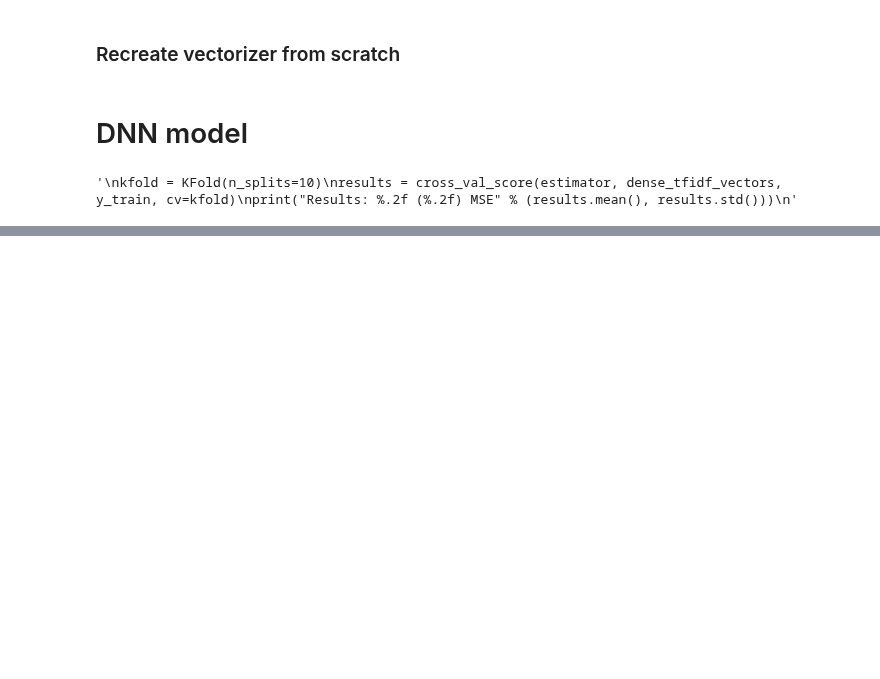
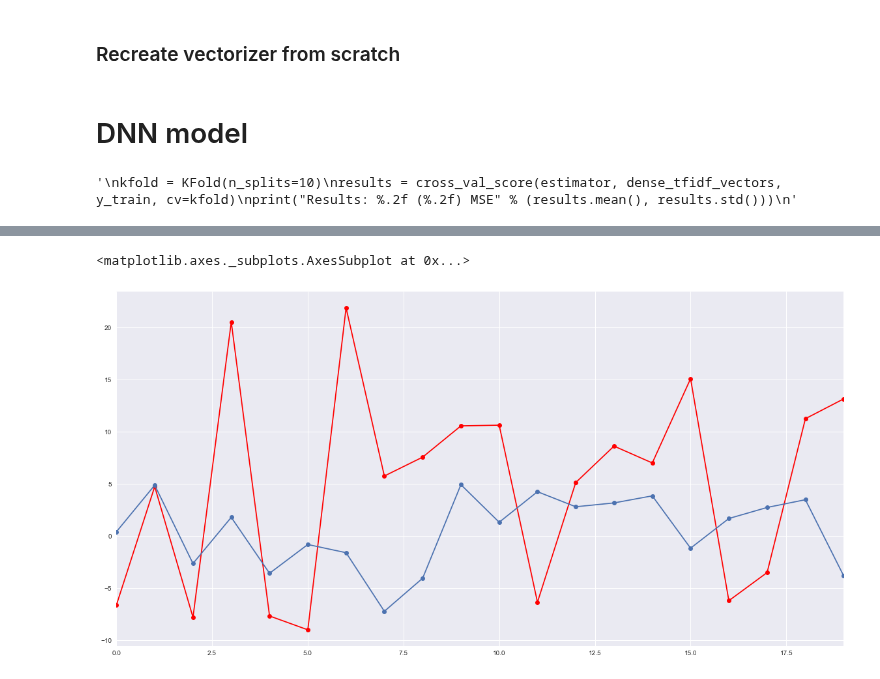
Before and after one commit to minimalgeek/Python, a Jupyter notebook: NLP/SeekingAlpha/SeekingAlpha sentiment analysis 2.4 - DNN 1day rel pct.ipynb, the cells around one changed output, grey strips where cells are left out. Cells and saved outputs as stored; diff of their text form; code cells hidden in the pictures; blank space fills up the shorter version.

```diff
--- a/NLP/SeekingAlpha/SeekingAlpha sentiment analysis 2.4 - DNN 1day rel pct.ipynb
+++ b/NLP/SeekingAlpha/SeekingAlpha sentiment analysis 2.4 - DNN 1day rel pct.ipynb
@@ -32,8 +44,8 @@ merged_data = pd.read_pickle('merged_data_pct_change.pkl')
 # %% [markdown]
 # Create train data and test data
 # %%
-X = merged_data['rawText']
-y = merged_data['1day relative pct change']
+X = filtered_merged_data['rawText']
+y = filtered_merged_data['1day pct change']
 # %%
 X_train, X_test, y_train, y_test = train_test_split(X, y, test_size=0.2)
 # %% [markdown]
@@ -53,7 +65,7 @@ class LemmaTokenizer(object):
     def __call__(self, doc):
         return [self.wnl.lemmatize(t.lower(), 'v') for t in word_tokenize(doc)]
 # %%
-tfidf = TfidfVectorizer(max_df=0.4, min_df=300, ngram_range=(1,2),tokenizer=LemmaTokenizer(), stop_words='english')
+tfidf = TfidfVectorizer(max_df=0.4, min_df=5, ngram_range=(1,2),tokenizer=LemmaTokenizer(), stop_words='english')
 # %%
 tfidf_vectors = tfidf.fit_transform(X_train)
 # %%
@@ -66,14 +78,13 @@ dense_tfidf_vectors = tfidf_vectors.toarray()
 # define base model
 def baseline_model():
     model = Sequential()
-    model.add(Dense(5000, input_dim=dense_tfidf_vectors.shape[1], kernel_initializer='normal', activation='relu'))
-    model.add(Dense(1000, kernel_initializer='normal', activation='relu'))
-    model.add(Dense(100, kernel_initializer='normal', activation='relu'))
+    model.add(Dense(200, input_dim=dense_tfidf_vectors.shape[1], kernel_initializer='normal', activation='relu'))
+    model.add(Dense(50, kernel_initializer='normal', activation='relu'))
     model.add(Dense(1, kernel_initializer='normal'))
     model.compile(loss='mean_squared_error', optimizer='adam')
     return model
 # %%
-estimator = KerasRegressor(build_fn=baseline_model, epochs=10, batch_size=10, verbose=2)
+estimator = KerasRegressor(build_fn=baseline_model, epochs=30, batch_size=10, verbose=2)
 # %%
 '''
 kfold = KFold(n_splits=10)
@@ -98,8 +122,11 @@ test_vectors = test_vectors.toarray()
 y_predicted = estimator.predict(test_vectors)
 # %%
 plt.figure(figsize=(20,10))
-sns.tsplot(y_test[130:150], color='r')
-sns.tsplot(y_predicted[130:150])
+sns.tsplot(y_test[0:20], color='r', marker='o')
+sns.tsplot(y_predicted[0:20], marker='o')
+# %% [output]
+<matplotlib.axes._subplots.AxesSubplot at 0x...>
+[figure, added]
 # %%
 plt.figure(figsize=(20,10))
 #sns.tsplot(y_test[0:50])
```
Also changed, not shown: parts of 10 cells of this notebook, 8 other files.
